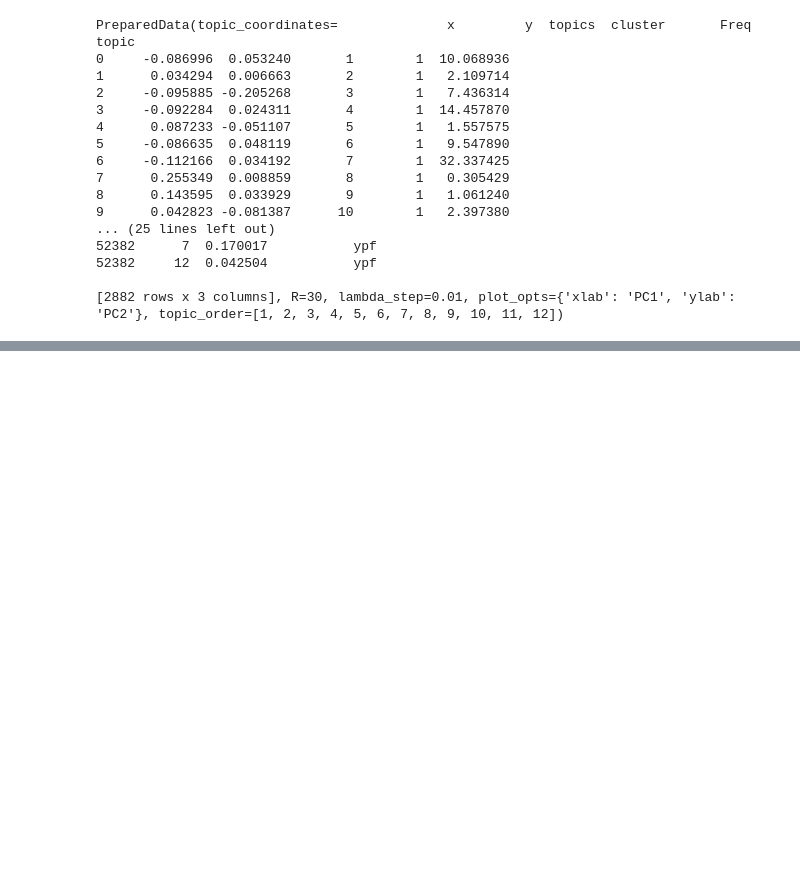
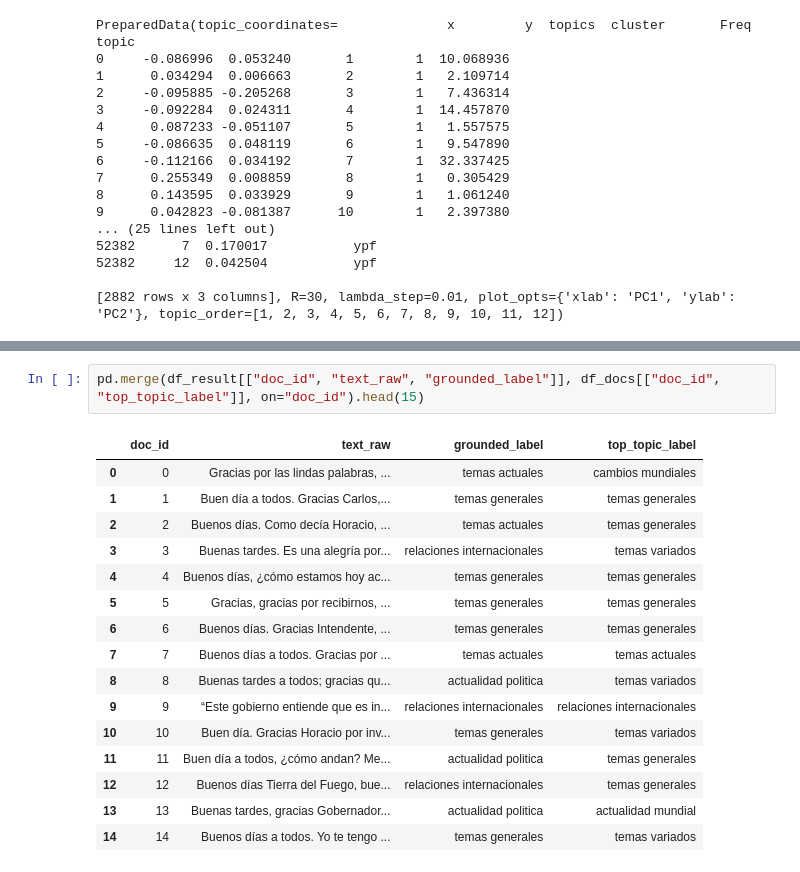
Before and after one commit to CharlyEstudio/data-science-portfolio, a Jupyter notebook: nlp_avanzado/m02_data_mining_mf_vs_topic_modeling/notebooks/reto.ipynb, the cells around one changed output, grey strips where cells are left out. Cells and saved outputs as stored; diff of their text form; blank space fills up the shorter version.

```diff
--- a/nlp_avanzado/m02_data_mining_mf_vs_topic_modeling/notebooks/reto.ipynb
+++ b/nlp_avanzado/m02_data_mining_mf_vs_topic_modeling/notebooks/reto.ipynb
@@ -308,0 +456,19 @@ topic_terms = (
+# %%
+pd.merge(df_result[["doc_id", "text_raw", "grounded_label"]], df_docs[["doc_id", "top_topic_label"]], on="doc_id").head(15)
+# %% [output]
+|  | doc_id | text_raw | grounded_label | top_topic_label |
+| 0 | 0 | Gracias por las lindas palabras, ... | temas actuales | cambios mundiales |
+| 1 | 1 | Buen día a todos. Gracias Carlos,... | temas generales | temas generales |
+| 2 | 2 | Buenos días. Como decía Horacio, ... | temas actuales | temas generales |
+| 3 | 3 | Buenas tardes. Es una alegría por... | relaciones internacionales | temas variados |
+| 4 | 4 | Buenos días, ¿cómo estamos hoy ac... | temas generales | temas generales |
+| 5 | 5 | Gracias, gracias por recibirnos, ... | temas generales | temas generales |
+| 6 | 6 | Buenos días. Gracias Intendente, ... | temas generales | temas generales |
+| 7 | 7 | Buenos días a todos. Gracias por ... | temas actuales | temas actuales |
+| 8 | 8 | Buenas tardes a todos; gracias qu... | actualidad politica | temas variados |
+| 9 | 9 | “Este gobierno entiende que es in... | relaciones internacionales | relaciones internacionales |
+| 10 | 10 | Buen día. Gracias Horacio por inv... | temas generales | temas variados |
+| 11 | 11 | Buen día a todos, ¿cómo andan? Me... | actualidad politica | temas generales |
+| 12 | 12 | Buenos días Tierra del Fuego, bue... | relaciones internacionales | temas generales |
+| 13 | 13 | Buenas tardes, gracias Gobernador... | actualidad politica | actualidad mundial |
+| 14 | 14 | Buenos días a todos. Yo te tengo ... | temas generales | temas variados |
```
Also changed, not shown: parts of 7 cells of this notebook.
